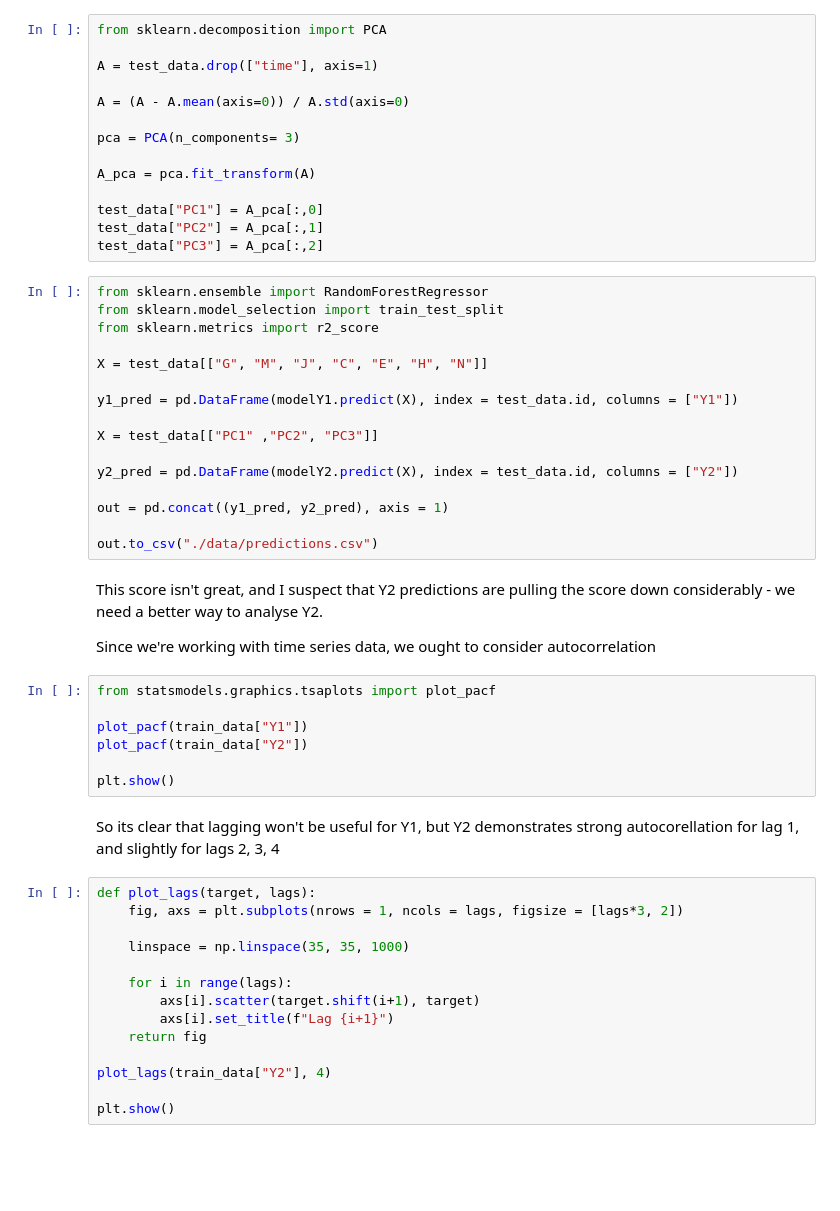
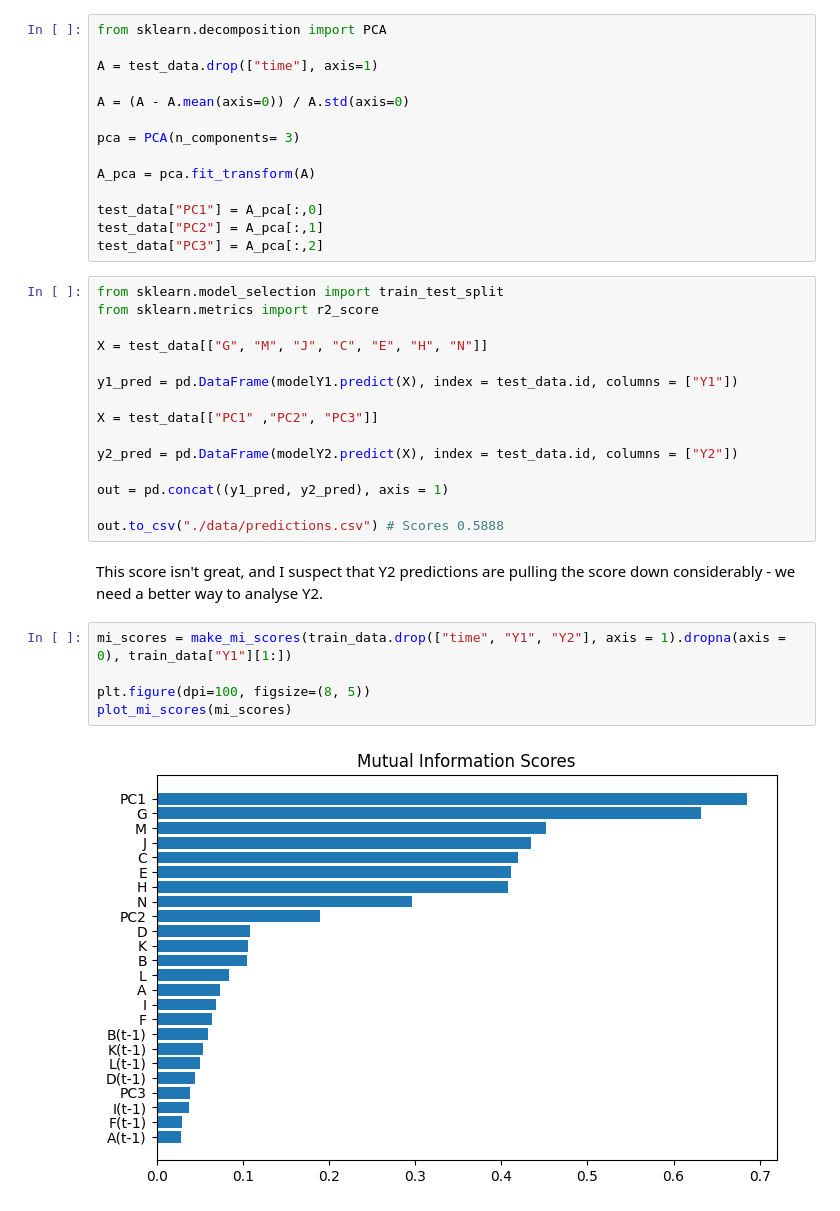
Before and after one commit to amsih/Illiquidiots, a Jupyter notebook: research/research.ipynb, the cells around one changed output. Cells and saved outputs as stored; diff of their text form; blank space fills up the shorter version.

```diff
--- a/research/research.ipynb
+++ b/research/research.ipynb
@@ -214,7 +255,6 @@ test_data["PC1"] = A_pca[:,0]
 test_data["PC2"] = A_pca[:,1]
 test_data["PC3"] = A_pca[:,2]
 # %%
-from sklearn.ensemble import RandomForestRegressor
 from sklearn.model_selection import train_test_split
 from sklearn.metrics import r2_score
 
@@ -228,31 +268,13 @@ y2_pred = pd.DataFrame(modelY2.predict(X), index = test_data.id, columns = ["Y2"
 
 out = pd.concat((y1_pred, y2_pred), axis = 1)
 
-out.to_csv("./data/predictions.csv")
+out.to_csv("./data/predictions.csv") # Scores 0.5888
 # %% [markdown]
 This score isn't great, and I suspect that Y2 predictions are pulling the score down considerably - we need a better way to analyse Y2.
-
-Since we're working with time series data, we ought to consider autocorrelation
-# %%
-from statsmodels.graphics.tsaplots import plot_pacf
-
-plot_pacf(train_data["Y1"])
-plot_pacf(train_data["Y2"])
-
-plt.show()
-# %% [markdown]
-So its clear that lagging won't be useful for Y1, but Y2 demonstrates strong autocorellation for lag 1, and slightly for lags 2, 3, 4
-# %%
-def plot_lags(target, lags):
-    fig, axs = plt.subplots(nrows = 1, ncols = lags, figsize = [lags*3, 2])
-
-    linspace = np.linspace(35, 35, 1000)
-
-    for i in range(lags):
-        axs[i].scatter(target.shift(i+1), target)
-        axs[i].set_title(f"Lag {i+1}")
-    return fig
-
-plot_lags(train_data["Y2"], 4)
-
-plt.show()
+# %%
+mi_scores = make_mi_scores(train_data.drop(["time", "Y1", "Y2"], axis = 1).dropna(axis = 0), train_data["Y1"][1:])
+
+plt.figure(dpi=100, figsize=(8, 5))
+plot_mi_scores(mi_scores)
+# %% [output]
+[figure, added]
```
Also changed, not shown: parts of 16 cells of this notebook, 1 other file.
